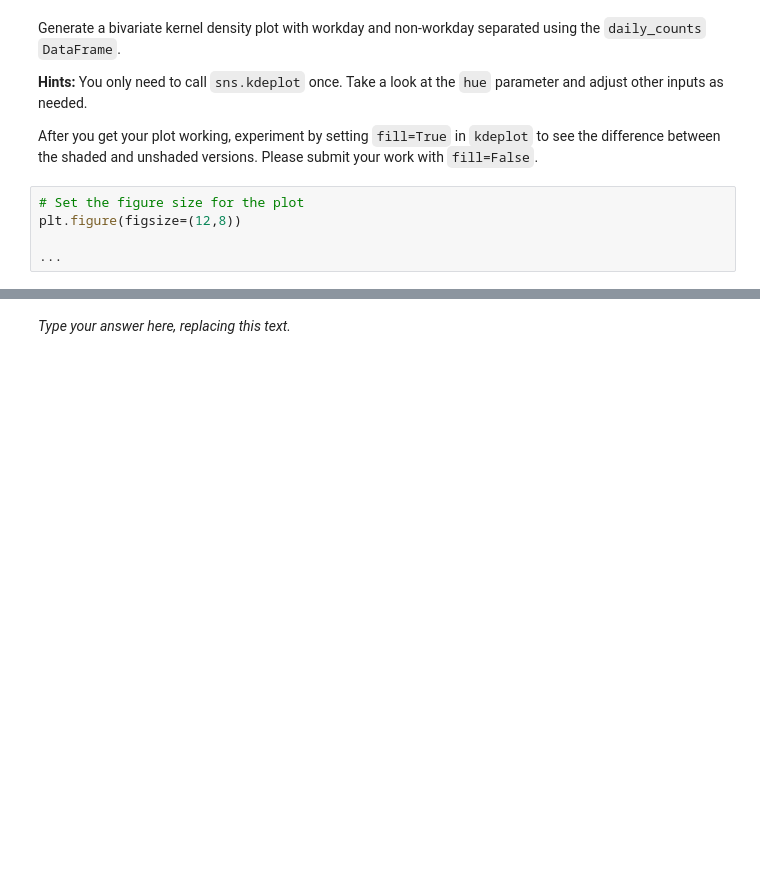
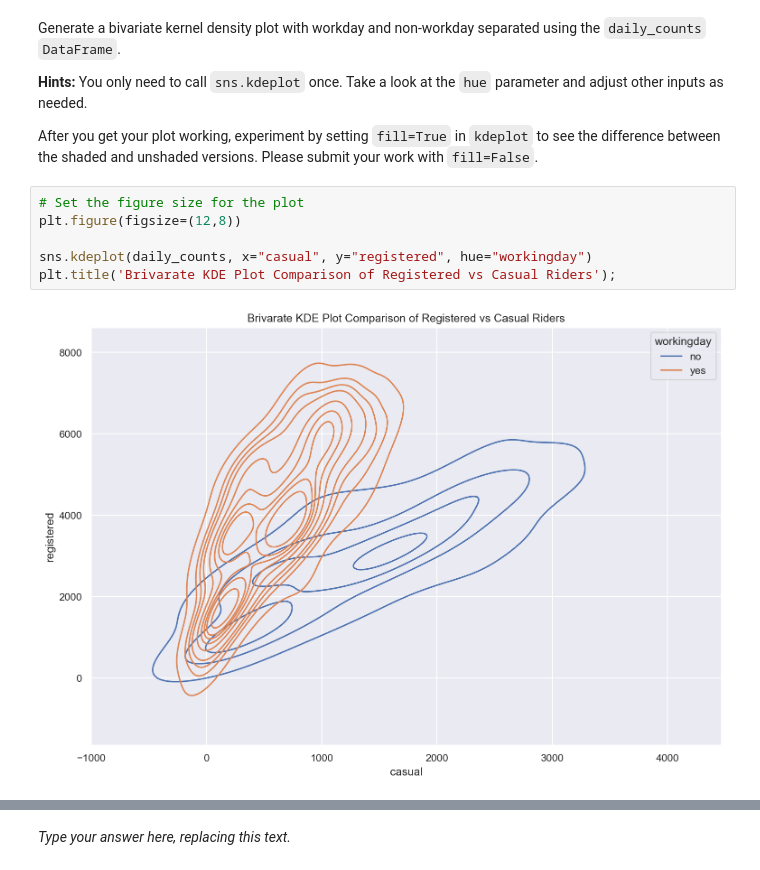
Before and after one commit to GhostLazy/Data100, a Jupyter notebook: su24-materials-main/hw/hw05/hw05.ipynb, the cells around one changed output, grey strips where cells are left out. Drawn from its saved outputs; the diff is of its cells as text; blank space fills up the shorter version.

```diff
--- a/su24-materials-main/hw/hw05/hw05.ipynb
+++ b/su24-materials-main/hw/hw05/hw05.ipynb
@@ -419,8 +493,11 @@ After you get your plot working, experiment by setting `fill=True` in `kdeplot`
 # %%
 # Set the figure size for the plot
 plt.figure(figsize=(12,8))
 
-...
+sns.kdeplot(daily_counts, x="casual", y="registered", hue="workingday")
+plt.title('Brivarate KDE Plot Comparison of Registered vs Casual Riders');
+# %% [output]
+[figure, added]
 # %% [markdown]
 <!-- END QUESTION -->
 
```
Also changed, not shown: parts of 34 cells of this notebook, 3 other files.
